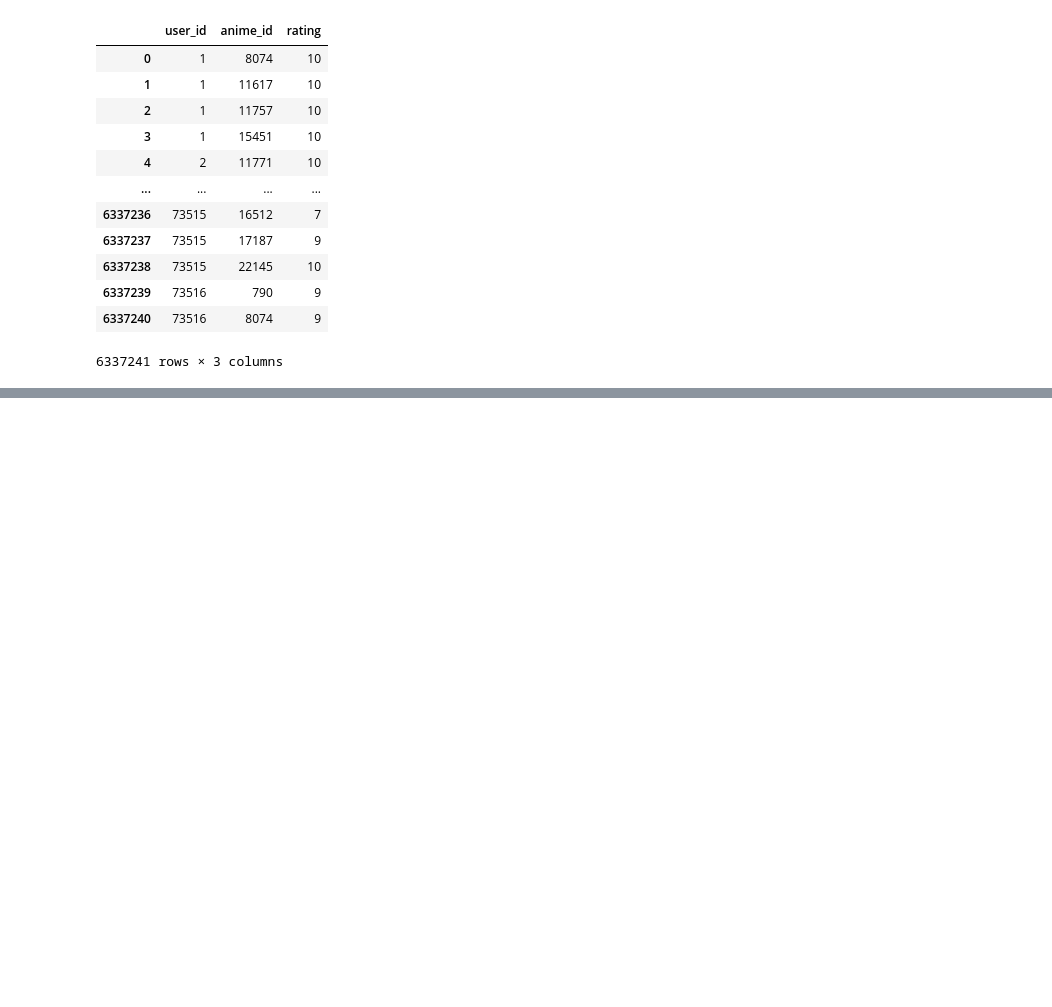
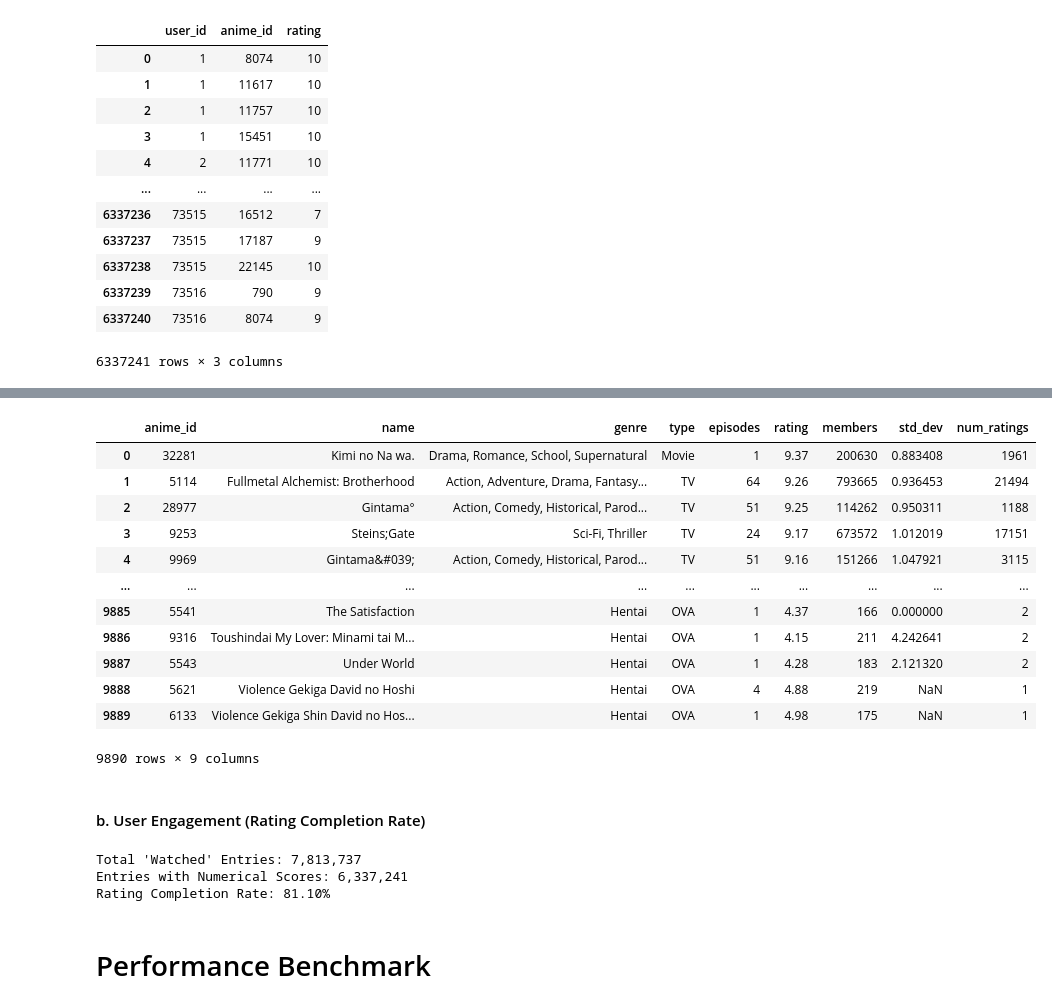
Before and after one commit to jansen03/msds2026_dmw1, a Jupyter notebook: Lab1.ipynb, the cells around one changed output, grey strips where cells are left out. Cells and saved outputs as stored; diff of their text form; code cells hidden in the pictures; blank space fills up the shorter version.

```diff
--- a/Lab1.ipynb
+++ b/Lab1.ipynb
@@ -318,8 +270,8 @@ command = """SELECT * FROM rating_table
 WHERE rating IS NOT '-1'
 
 """
-df_rating_sql = pd.read_sql(command, conn)
-df_rating_sql
+rating_clean_df = pd.read_sql(command, conn)
+rating_clean_df
 # %% [output]
 |  | user_id | anime_id | rating |
 | 0 | 1 | 8074 | 10 |
@@ -336,0 +293,6 @@ df_rating_sql
+# %%
+consensus_metrics = rating_clean_df.groupby('anime_id')['rating'].agg(
+    std_dev='std',
+    num_ratings='size'
+).reset_index()
+consensus_metrics
@@ -336,0 +313,35 @@ df_rating_sql
+# %%
+final_consensus_df = anime_clean_df.merge(consensus_metrics, on='anime_id', how='inner')
+final_consensus_df
+# %% [output]
+|  | anime_id | name | genre | type | episodes | rating | members | std_dev | num_ratings |
+| 0 | 32281 | Kimi no Na wa. | Drama, Romance, School, Supernatural | Movie | 1 | 9.37 | 200630 | 0.883408 | 1961 |
+| 1 | 5114 | Fullmetal Alchemist: Brotherhood | Action, Adventure, Drama, Fantasy... | TV | 64 | 9.26 | 793665 | 0.936453 | 21494 |
+| 2 | 28977 | Gintama° | Action, Comedy, Historical, Parod... | TV | 51 | 9.25 | 114262 | 0.950311 | 1188 |
+| 3 | 9253 | Steins;Gate | Sci-Fi, Thriller | TV | 24 | 9.17 | 673572 | 1.012019 | 17151 |
+| 4 | 9969 | Gintama&#039; | Action, Comedy, Historical, Parod... | TV | 51 | 9.16 | 151266 | 1.047921 | 3115 |
+| ... | ... | ... | ... | ... | ... | ... | ... | ... | ... |
+| 9885 | 5541 | The Satisfaction | Hentai | OVA | 1 | 4.37 | 166 | 0.000000 | 2 |
+| 9886 | 9316 | Toushindai My Lover: Minami tai M... | Hentai | OVA | 1 | 4.15 | 211 | 4.242641 | 2 |
+| 9887 | 5543 | Under World | Hentai | OVA | 1 | 4.28 | 183 | 2.121320 | 2 |
+| 9888 | 5621 | Violence Gekiga David no Hoshi | Hentai | OVA | 4 | 4.88 | 219 | NaN | 1 |
+| 9889 | 6133 | Violence Gekiga Shin David no Hos... | Hentai | OVA | 1 | 4.98 | 175 | NaN | 1 |
+9890 rows × 9 columns
+# %% [markdown]
+#### b. User Engagement (Rating Completion Rate)
+# %%
+total_entries = rating_df.shape[0]
+
+completed_ratings = rating_df[rating_df['rating'] != -1].shape[0]
+
+rating_completion_rate = completed_ratings / total_entries
+
+print(f"Total 'Watched' Entries: {total_entries:,}")
+print(f"Entries with Numerical Scores: {completed_ratings:,}")
+print(f"Rating Completion Rate: {rating_completion_rate:.2%}")
+# %% [output]
+Total 'Watched' Entries: 7,813,737
+Entries with Numerical Scores: 6,337,241
+Rating Completion Rate: 81.10%
+# %% [markdown]
+# Performance Benchmark
```
Also changed, not shown: parts of 24 cells of this notebook, 1 other file.
